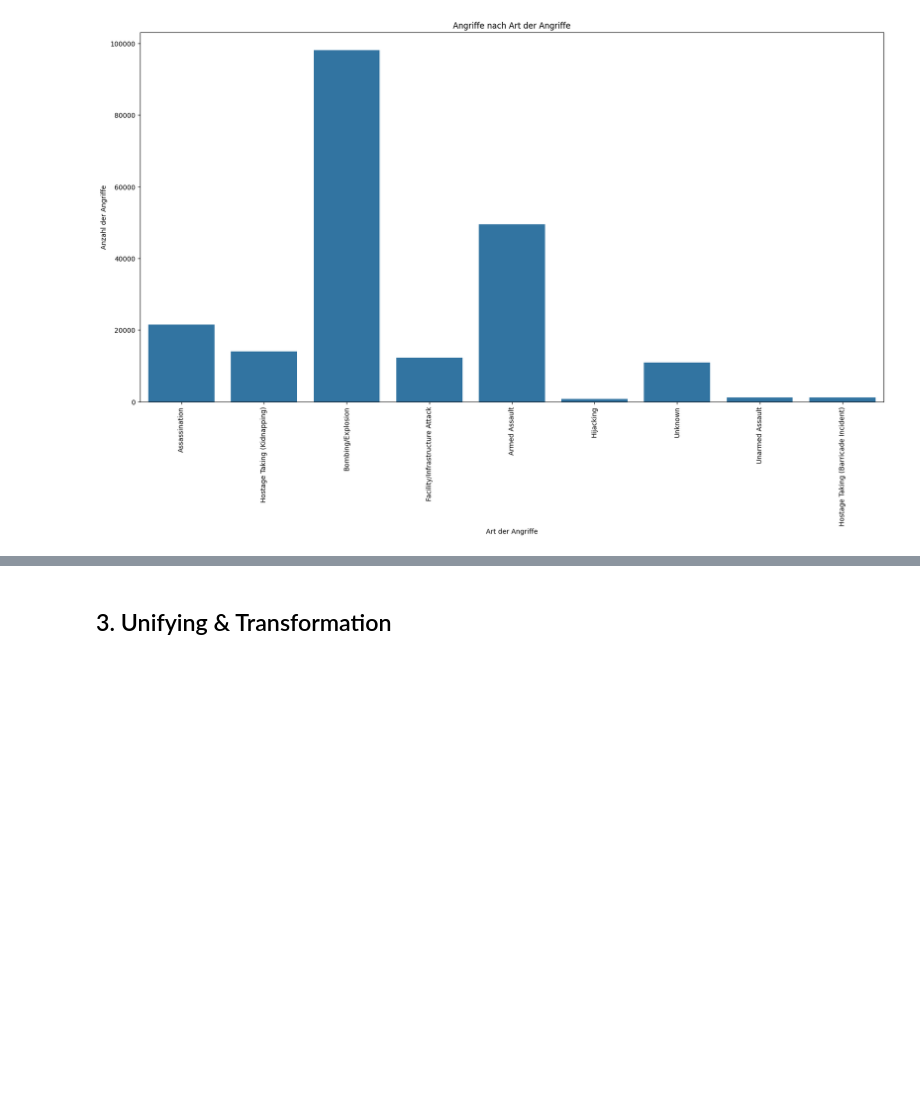
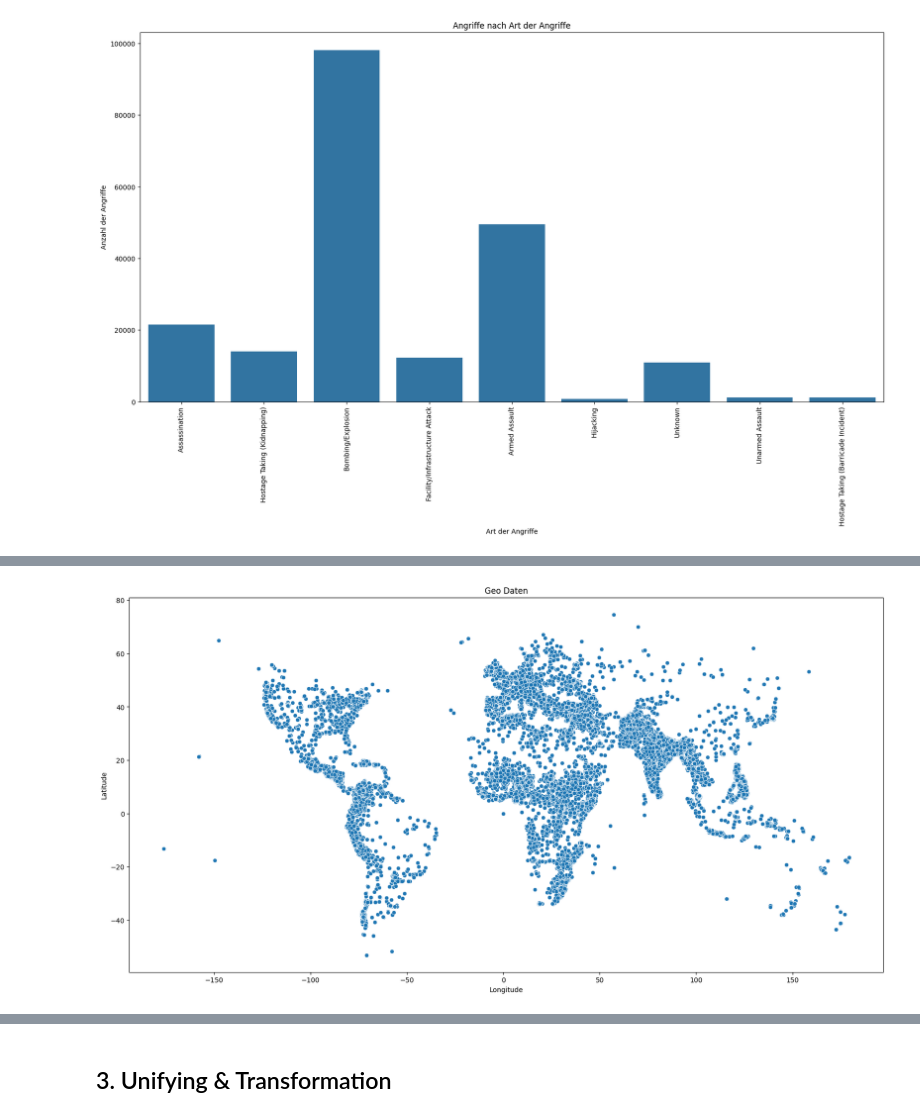
Before and after one commit to rieseflo/GTD, a Jupyter notebook: GTD.ipynb, the cells around one changed output, grey strips where cells are left out. Saved outputs shown, nothing was run; the diff lists cells and outputs as text; code cells hidden in the pictures; blank space fills up the shorter version.

```diff
--- a/GTD.ipynb
+++ b/GTD.ipynb
@@ -143,0 +166,10 @@ plt.show()
+# %%
+# Analyser der Geo Daten
+plt.figure(figsize=(20,10))
+sns.scatterplot(x='longitude', y='latitude', data=df)
+plt.title('Geo Daten')
+plt.xlabel('Longitude')
+plt.ylabel('Latitude')
+plt.show()
+# %% [output]
+[figure, added]
```
Also changed, not shown: parts of 4 cells of this notebook.
